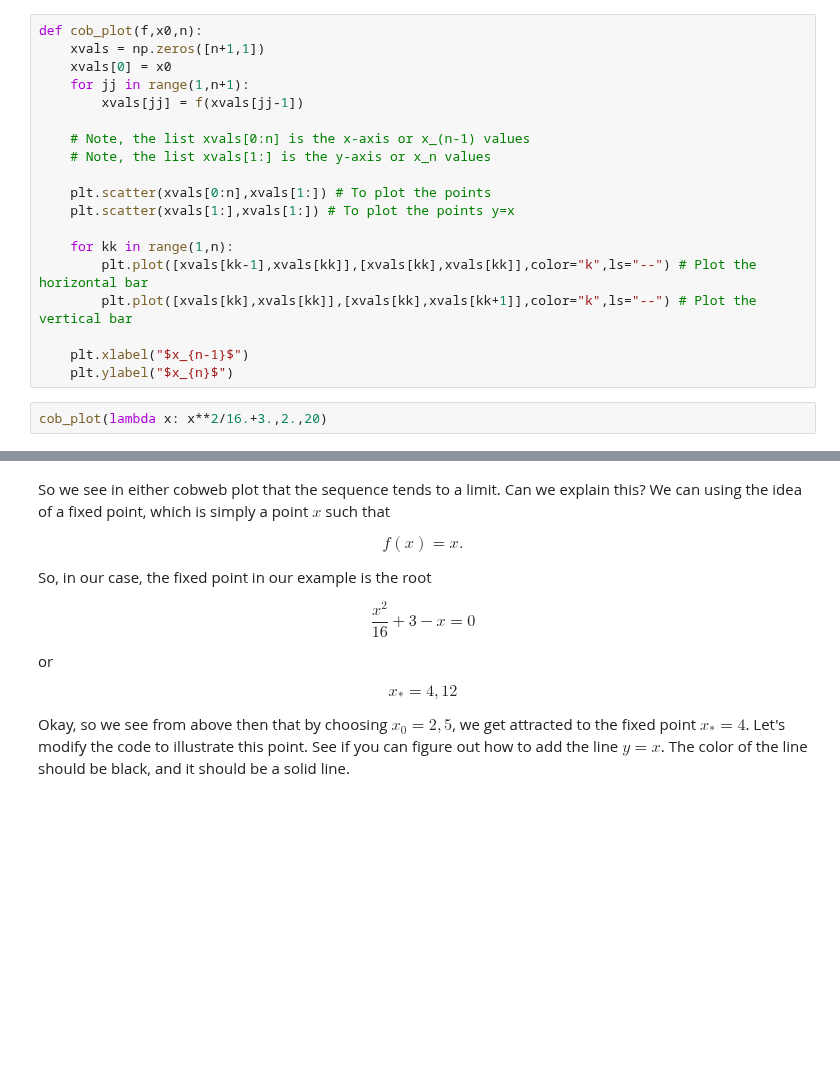
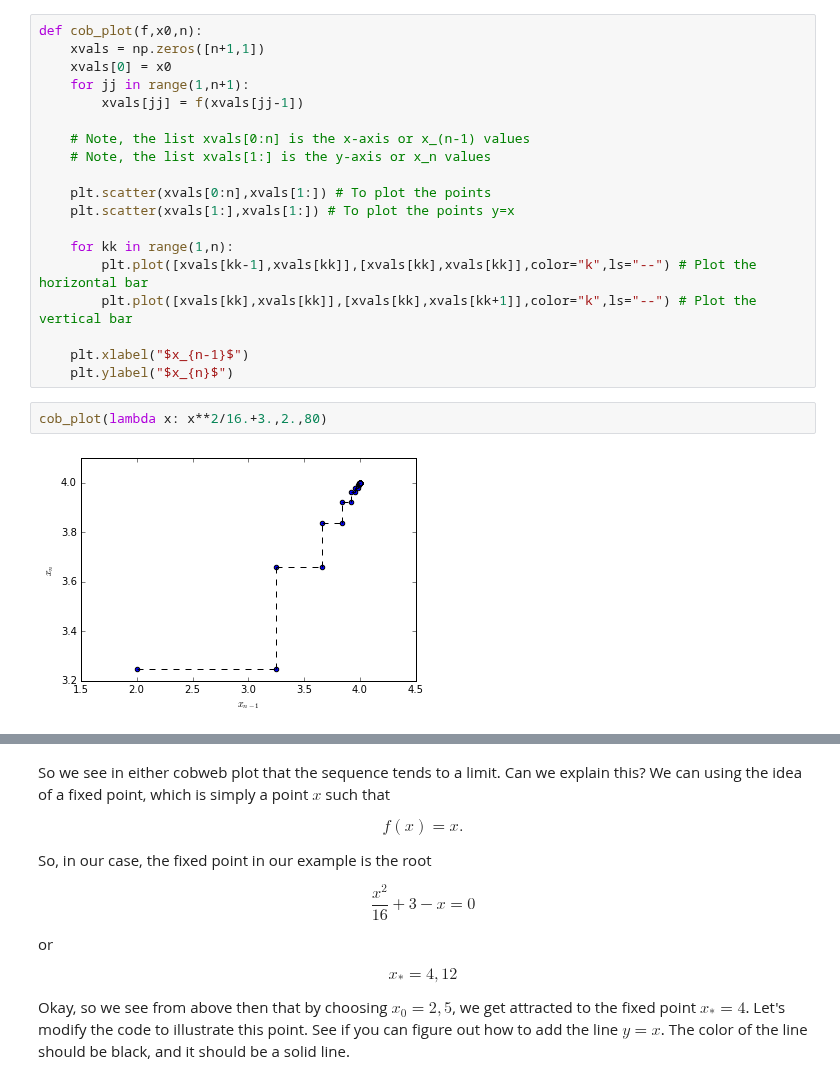
Before and after one commit to cwcurtis/Math-340-Notebooks, a Jupyter notebook: Lectures/Lecture - Chapter 37.ipynb, the cells around one changed output, grey strips where cells are left out. Saved outputs shown, nothing was run; the diff lists cells and outputs as text; blank space fills up the shorter version.

```diff
--- a/Lectures/Lecture - Chapter 37.ipynb
+++ b/Lectures/Lecture - Chapter 37.ipynb
@@ -43,6 +43,8 @@ def cob_plot(f,x0,n):
     plt.xlabel("$x_{n-1}$")
     plt.ylabel("$x_{n}$")
 # %%
-cob_plot(lambda x: x**2/16.+3.,2.,20)
+cob_plot(lambda x: x**2/16.+3.,2.,80)
+# %% [output]
+[figure, added]
 # %%
 cob_plot(lambda x: x**2/16.+3.,5,10)
```
Also changed, not shown: parts of 19 cells of this notebook.
